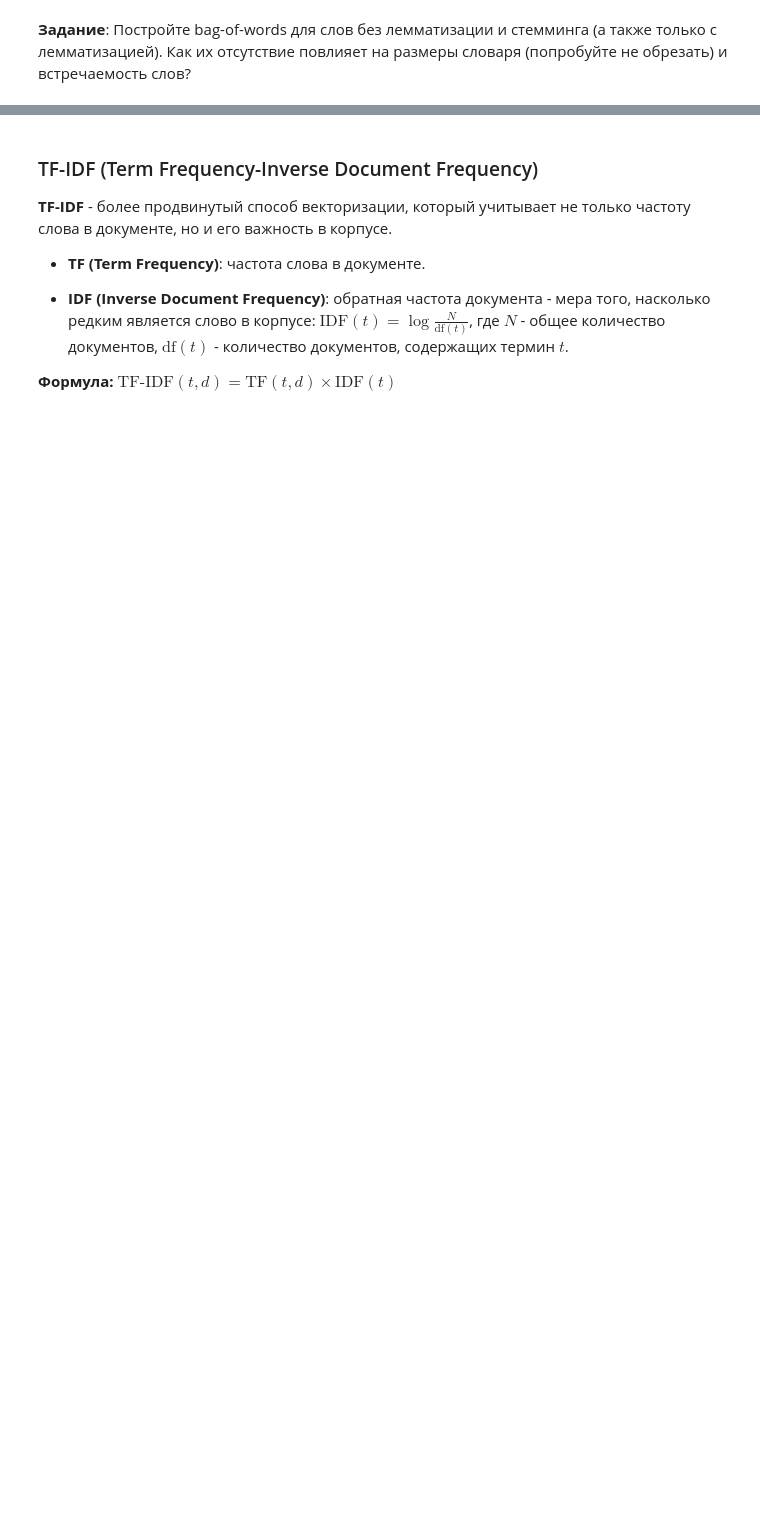
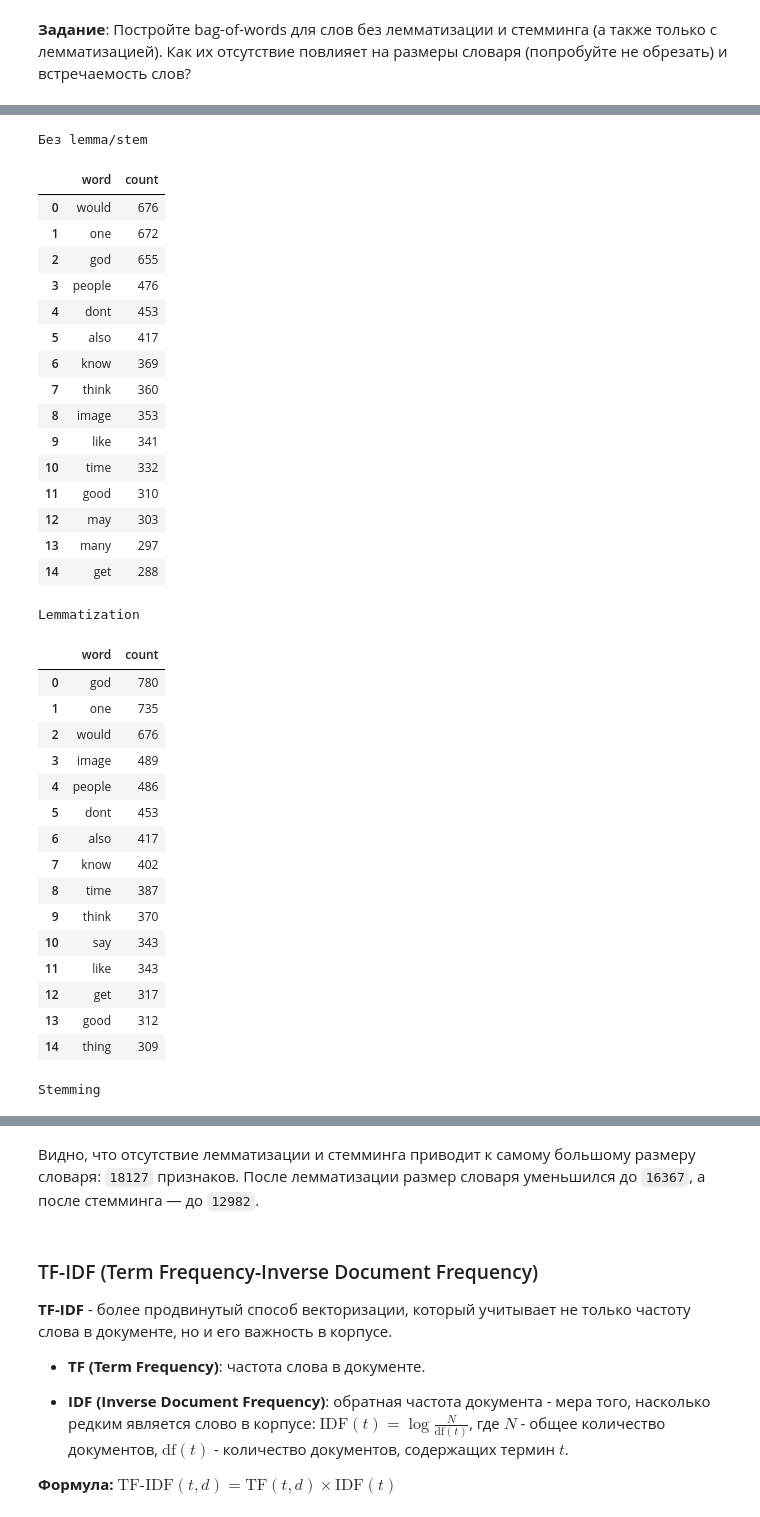
Before and after one commit to maxsonsgit/spbu_ml_2026, a Jupyter notebook: notebooks/nlp/text_preprocessing_and_vectorization.ipynb, the cells around one changed output, grey strips where cells are left out. Drawn from its saved outputs; the diff is of its cells as text; code cells hidden in the pictures; blank space fills up the shorter version.

```diff
--- a/notebooks/nlp/text_preprocessing_and_vectorization.ipynb
+++ b/notebooks/nlp/text_preprocessing_and_vectorization.ipynb
@@ -169,2 +222,19 @@ for idx in top_words_idx:
 # %% [markdown]
 **Задание**:  Постройте bag-of-words для слов без лемматизации и стемминга (а также только с лемматизацией). Как их отсутствие повлияет на размеры словаря (попробуйте не обрезать) и встречаемость слов?
+# %%
+def preprocess_text_mode(text: str, mode: str = "none") -> str:
+    text = text.lower()
+    text = re.sub(r'[^a-zA-Z\s]', '', text)
+    tokens = word_tokenize(text)
+    tokens = [word for word in tokens if word not in stop_words and len(word) > 2]
+
+    if mode == "lemma":
+        tokens = [lemmatizer.lemmatize(word) for word in tokens]
+    elif mode == "stem":
+        tokens = [stemmer.stem(word) for word in tokens]
+    elif mode == "none":
+        pass
+    else:
+        raise ValueError("ввести 'none', 'lemma' or 'stem'")
+
+    return " ".join(tokens)
@@ -170,0 +283,60 @@ for idx in top_words_idx:
+# %%
+def get_top_words(X_bow, vectorizer, top_n=15):
+    word_counts = np.asarray(X_bow.sum(axis=0)).ravel()
+    feature_names = vectorizer.get_feature_names_out()
+    top_idx = np.argsort(word_counts)[-top_n:][::-1]
+
+    return pd.DataFrame({
+        "word": feature_names[top_idx],
+        "count": word_counts[top_idx].astype(int)
+    })
+
+
+top_none = get_top_words(X_bow_none, vectorizers["без lemma/stem"])
+top_lemma = get_top_words(X_bow_lemma, vectorizers["lemmatization"])
+top_stem = get_top_words(X_bow_stem, vectorizers["stemming"])
+
+print("Без lemma/stem")
+display(top_none)
+
+print("Lemmatization")
+display(top_lemma)
+
+print("Stemming")
+display(top_stem)
+# %% [output]
+Без lemma/stem
+|  | word | count |
+| 0 | would | 676 |
+| 1 | one | 672 |
+| 2 | god | 655 |
+| 3 | people | 476 |
+| 4 | dont | 453 |
+| 5 | also | 417 |
+| 6 | know | 369 |
+| 7 | think | 360 |
+| 8 | image | 353 |
+| 9 | like | 341 |
+| 10 | time | 332 |
+| 11 | good | 310 |
+| 12 | may | 303 |
+| 13 | many | 297 |
+| 14 | get | 288 |
+Lemmatization
+|  | word | count |
+| 0 | god | 780 |
+| 1 | one | 735 |
+| 2 | would | 676 |
+| 3 | image | 489 |
+| 4 | people | 486 |
+| 5 | dont | 453 |
+| 6 | also | 417 |
+| 7 | know | 402 |
+| 8 | time | 387 |
+| 9 | think | 370 |
+| 10 | say | 343 |
+| 11 | like | 343 |
+| 12 | get | 317 |
+| 13 | good | 312 |
+| 14 | thing | 309 |
+Stemming
@@ -171,3 +359,5 @@ for idx in top_words_idx:
+# %% [markdown]
+Видно, что отсутствие лемматизации и стемминга приводит к самому большому размеру словаря: `18127` признаков. После лемматизации размер словаря уменьшился до `16367`, а после стемминга — до `12982`.
 # %% [markdown]
 ### TF-IDF (Term Frequency-Inverse Document Frequency)
 
```
Also changed, not shown: parts of 38 cells of this notebook, 9 other files.
